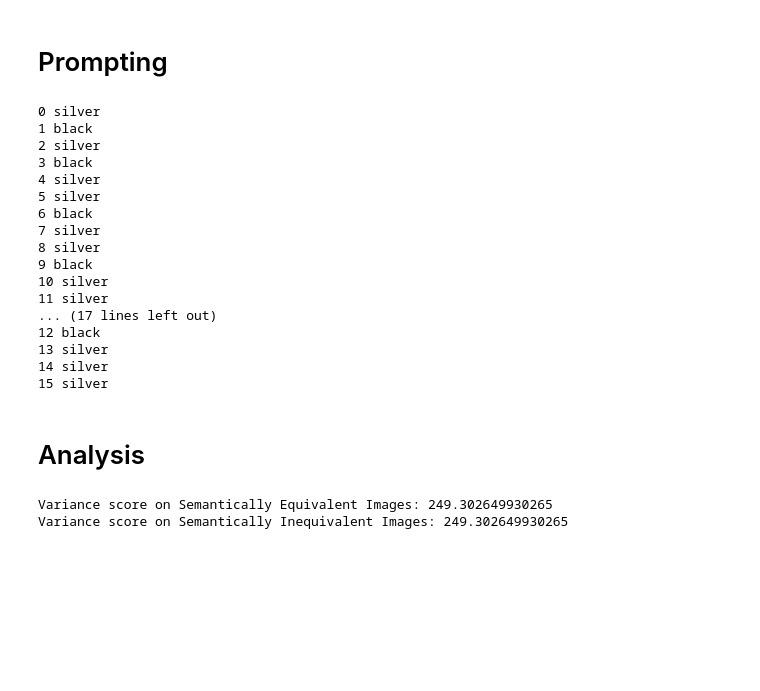
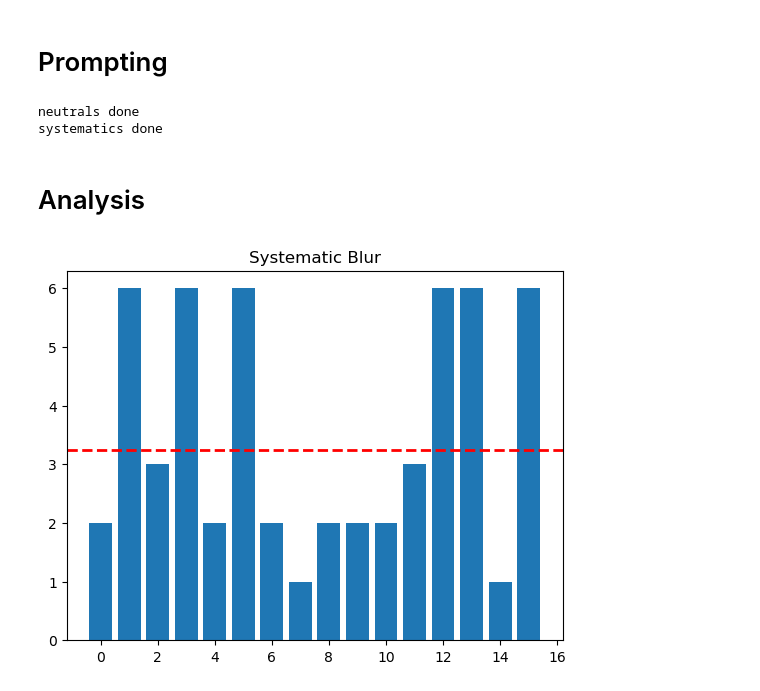
Before and after one commit to afie1d/hrc-uncertainty, a Jupyter notebook: src/main.ipynb, the cells around one changed output. Saved outputs shown, nothing was run; the diff lists cells and outputs as text; code cells hidden in the pictures; blank space fills up the shorter version.

Commit message:
new system

```diff
--- a/src/main.ipynb
+++ b/src/main.ipynb
@@ -56,41 +113,38 @@ pic_grid(sem_tfs)
 # %% [markdown]
 # Prompting
-# %%
-prompt = "What color are the glasses?"
-non_sem_responses = [prompt_InstructBlip(img, prompt, processor, model) for img in non_sem_paths]
-sem_responses = [prompt_InstructBlip(img, prompt, processor, model) for img in sem_paths]
-# %%
-for i, n in enumerate(non_sem_responses): print(i, n)
-print('----------------------------------------------')
-for i, s in enumerate(sem_responses): print(i, s)
-# %% [output]
-0 silver
-1 black
-2 silver
-3 black
-4 silver
-5 silver
-6 black
-7 silver
-8 silver
-9 black
-10 silver
-11 silver
-... (17 lines left out)
-12 black
-13 silver
-14 silver
-15 silver
+# %%
+neutral_responses = prompt_InstructBlip(non_sem_paths, len(non_sem_paths) * [prompt], processor, model)
+print('neutrals done')
+# random_responses = [prompt_InstructBlip(imgs, len(imgs) * [prompt], processor, model) for imgs in random_paths]
+# print('randoms done')
+systematic_responses = [prompt_InstructBlip(imgs, len(imgs) * [prompt], processor, model) for imgs in systematic_paths]
+print('systematics done')
+# object_responses = [prompt_InstructBlip(imgs, len(imgs) * [prompt], processor, model) for imgs in object_paths]
+# print('objects done')
+# %% [output]
+neutrals done
+systematics done
 # %% [markdown]
 # Analysis
-# %%
-non_sem_diffs = pairwise_diff(non_sem_responses)
-sem_diffs = pairwise_diff(sem_responses)
-non_sem_var = np.mean(non_sem_diffs, ddof=1)
-sem_var = np.mean(sem_diffs, ddof=1)
-
-print('Variance score on Semantically Equivalent Images:', 1000 * non_sem_var)
-print('Variance score on Semantically Inequivalent Images:', 1000 * sem_var)
-# %% [output]
-Variance score on Semantically Equivalent Images: 249.302649930265
-Variance score on Semantically Inequivalent Images: 249.302649930265
+# %%
+neutral_score = uncertainty_score(neutral_responses)
+# random_scores = [uncertainty_score(r) for r in random_responses]
+systematic_scores = [uncertainty_score(s) for s in systematic_responses]
+# object_scores = [uncertainty_score(o) for o in object_responses]
+# %%
+# plt.bar(range(len(random_scores)), random_scores)
+# plt.axhline(y=neutral_score, color='red', linestyle='--', linewidth=2)
+# plt.title('Random Blur')
+# plt.show()
+
+plt.bar(range(len(systematic_scores)), systematic_scores)
+plt.axhline(y=neutral_score, color='red', linestyle='--', linewidth=2)
+plt.title('Systematic Blur')
+plt.show()
+
+# plt.bar(range(len(object_scores)), object_scores)
+# plt.axhline(y=neutral_score, color='red', linestyle='--', linewidth=2)
+# plt.title('Object Blur')
+# plt.show()
+# %% [output]
+[figure, added]
```
Also changed, not shown: parts of 11 cells of this notebook, 5 other files.
